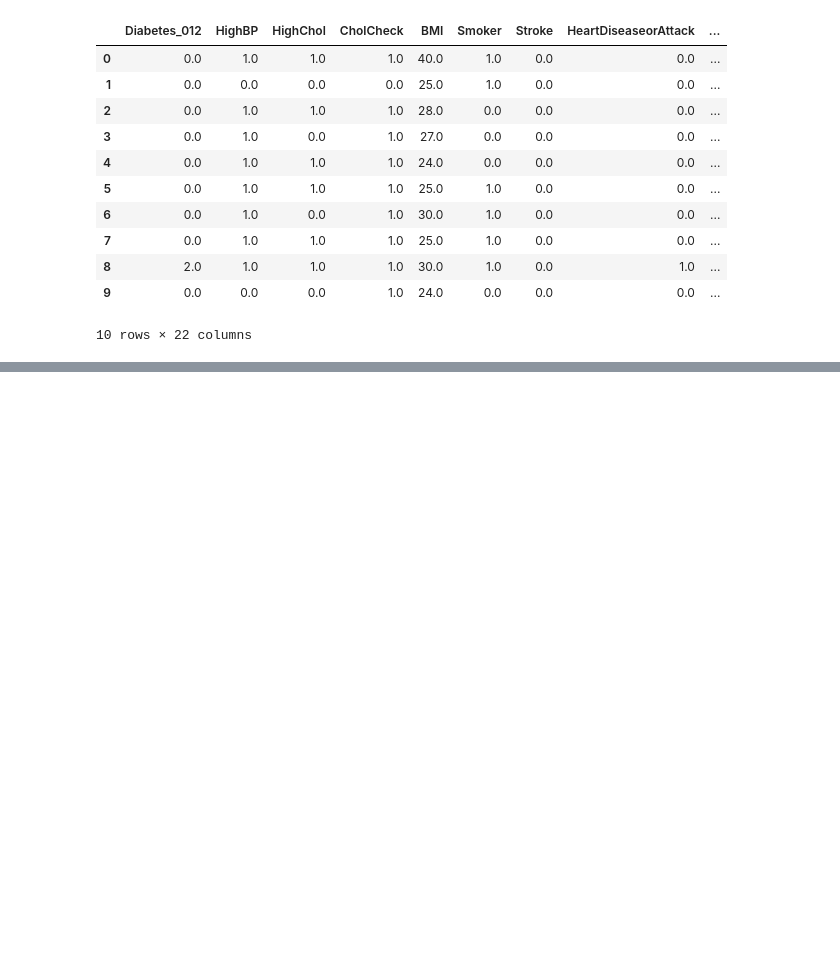
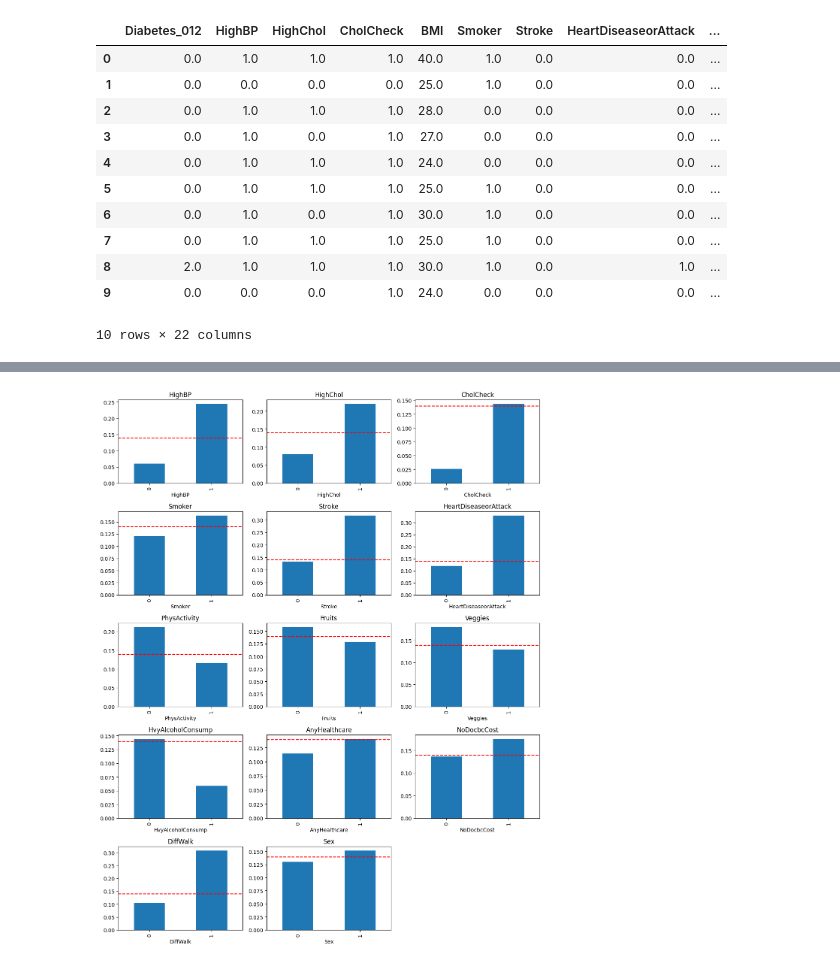
Before and after one commit to zuleykabenavides/diabetes-risk-analysis, a Jupyter notebook: analysis.ipynb, the cells around one changed output, grey strips where cells are left out. Cells and saved outputs as stored; diff of their text form; code cells hidden in the pictures; blank space fills up the shorter version.

```diff
--- a/analysis.ipynb
+++ b/analysis.ipynb
@@ -33,10 +26,3 @@ df.head(10)
 | 8 | 2.0 | 1.0 | 1.0 | 1.0 | 30.0 | 1.0 | 0.0 | 1.0 | ... |
 | 9 | 0.0 | 0.0 | 0.0 | 1.0 | 24.0 | 0.0 | 0.0 | 0.0 | ... |
 10 rows × 22 columns
-# %%
-# Boolean indicator columns
-df['No Diabetes'] = df['Diabetes_012'] == 0 # no diabetes
-df['Pre Diabetes'] = df['Diabetes_012'] == 1 # pre diabetes
-df['Diabetes'] = df['Diabetes_012'] == 2 # diabetes
-
-df.head(10)
@@ -293,0 +29,7 @@ plt.legend()
+# %%
+# Boolean indicator columns, placed right after Diabetes_012
+df.insert(1, 'No Diabetes', df['Diabetes_012'] == 0)
+df.insert(2, 'Pre Diabetes', df['Diabetes_012'] == 1)
+df.insert(3, 'Diabetes', df['Diabetes_012'] == 2)
+
+df.head(10)
@@ -293,0 +160,8 @@ plt.legend()
+# %%
+# Columns stored as floats but only ever 0 or 1 are really yes/no columns
+# I'll convert them to int
+binary_cols = [col for col in df.columns
+               if df[col].dtype == 'float64' and set(df[col].unique()) <= {0.0, 1.0}]
+
+df[binary_cols] = df[binary_cols].astype(int)
+print(binary_cols)
@@ -293,0 +200,18 @@ plt.legend()
+# %%
+# Investigating column relationships for yes/no columns
+fig, axs = plt.subplots(nrows=5, ncols=3, figsize=(12, 15)) # 14 columns, 5 x 3
+axs = axs.flatten()
+
+index = 0
+for col in binary_cols:
+  ax = axs[index]
+  df.groupby(col)['Diabetes'].mean().plot(kind='bar', title=col, ax=ax)
+  ax.axhline(df['Diabetes'].mean(), color='red', linestyle='dashed')
+  index += 1
+
+axs[-1].set_visible(False) # Hides the one empty slot
+
+plt.tight_layout()
+plt.show()
+# %% [output]
+[figure, added]
```
Also changed, not shown: parts of 80 cells of this notebook.
